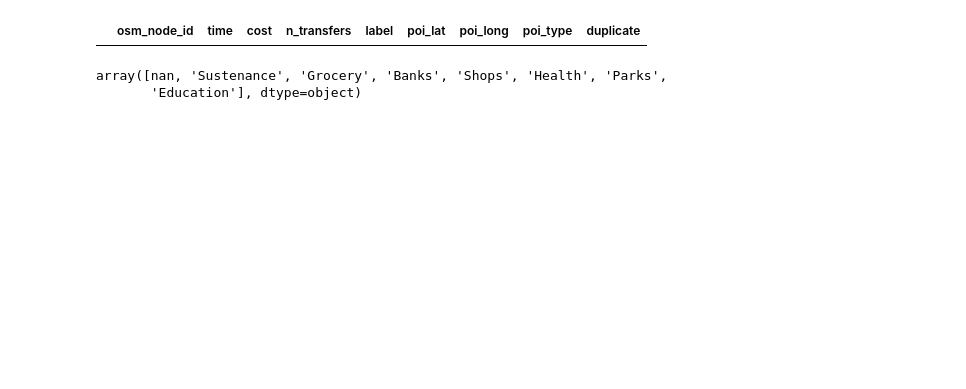
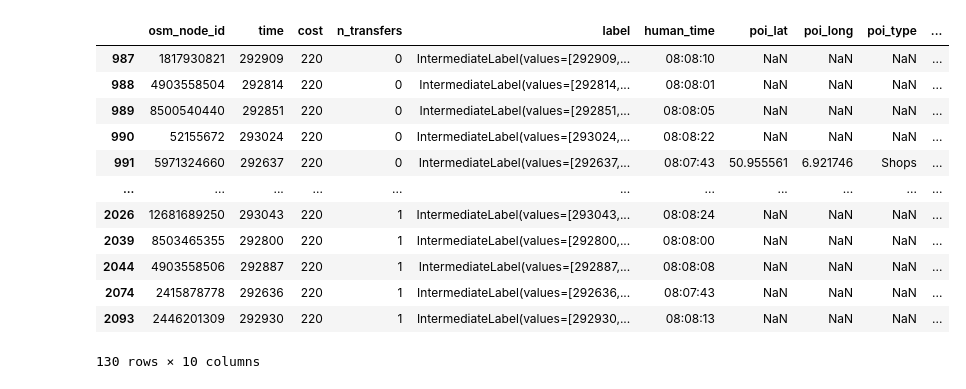
Before and after one commit to phyk/mcr-py, a Jupyter notebook: notebooks/13_result_check.ipynb, the cells around one changed output. Cells and saved outputs as stored; diff of their text form; code cells hidden in the pictures; blank space fills up the shorter version.

```diff
--- a/notebooks/13_result_check.ipynb
+++ b/notebooks/13_result_check.ipynb
@@ -75,6 +65,9 @@ labels = pd.DataFrame(
     ],
     columns=["osm_node_id", "time", "cost", "n_transfers", "label"],
 )
+labels["human_time"] = labels["time"].apply(
+    lambda x: mcr_py.utils.strtime.seconds_to_str_time(x, 10)
+)
 # %%
 labels = labels.merge(
     geo_data.pois.select(
@@ -91,8 +84,20 @@ labels["duplicate"] = labels.duplicated(
     subset=["osm_node_id", "time", "cost", "poi_type", "poi_lat", "poi_long"], keep=False
 )
 # %%
-labels[labels["duplicate"]].sort_values(by=["osm_node_id", "time"])
+labels[labels.cost > 0]
 # %% [output]
-|  | osm_node_id | time | cost | n_transfers | label | poi_lat | poi_long | poi_type | duplicate |
+|  | osm_node_id | time | cost | n_transfers | label | human_time | poi_lat | poi_long | poi_type | ... |
+| 987 | 1817930821 | 292909 | 220 | 0 | IntermediateLabel(values=[292909,... | 08:08:10 | NaN | NaN | NaN | ... |
+| 988 | 4903558504 | 292814 | 220 | 0 | IntermediateLabel(values=[292814,... | 08:08:01 | NaN | NaN | NaN | ... |
+| 989 | 8500540440 | 292851 | 220 | 0 | IntermediateLabel(values=[292851,... | 08:08:05 | NaN | NaN | NaN | ... |
+| 990 | 52155672 | 293024 | 220 | 0 | IntermediateLabel(values=[293024,... | 08:08:22 | NaN | NaN | NaN | ... |
+| 991 | 5971324660 | 292637 | 220 | 0 | IntermediateLabel(values=[292637,... | 08:07:43 | 50.955561 | 6.921746 | Shops | ... |
+| ... | ... | ... | ... | ... | ... | ... | ... | ... | ... | ... |
+| 2026 | 12681689250 | 293043 | 220 | 1 | IntermediateLabel(values=[293043,... | 08:08:24 | NaN | NaN | NaN | ... |
+| 2039 | 8503465355 | 292800 | 220 | 1 | IntermediateLabel(values=[292800,... | 08:08:00 | NaN | NaN | NaN | ... |
+| 2044 | 4903558506 | 292887 | 220 | 1 | IntermediateLabel(values=[292887,... | 08:08:08 | NaN | NaN | NaN | ... |
+| 2074 | 2415878778 | 292636 | 220 | 1 | IntermediateLabel(values=[292636,... | 08:07:43 | NaN | NaN | NaN | ... |
+| 2093 | 2446201309 | 292930 | 220 | 1 | IntermediateLabel(values=[292930,... | 08:08:13 | NaN | NaN | NaN | ... |
+130 rows × 10 columns
 # %%
 nodes = geo_data.osm_nodes.with_columns(pl.col("osm_id").alias("id")).to_pandas()
@@ -154,11 +161,6 @@ def format_meta(meta, previous_meta, start_time):
         arrival_time -= start_time
 
     return f"{mcr_py.utils.strtime.seconds_to_str_time(arrival_time, 10)} ({cost})"
-# %%
-labels.poi_type.unique()
-# %% [output]
-array([nan, 'Sustenance', 'Grocery', 'Banks', 'Shops', 'Health', 'Parks',
-       'Education'], dtype=object)
 # %%
 color_map = {
     "Shops": "orange",
```
Also changed, not shown: parts of 20 cells of this notebook, 1 other file.
